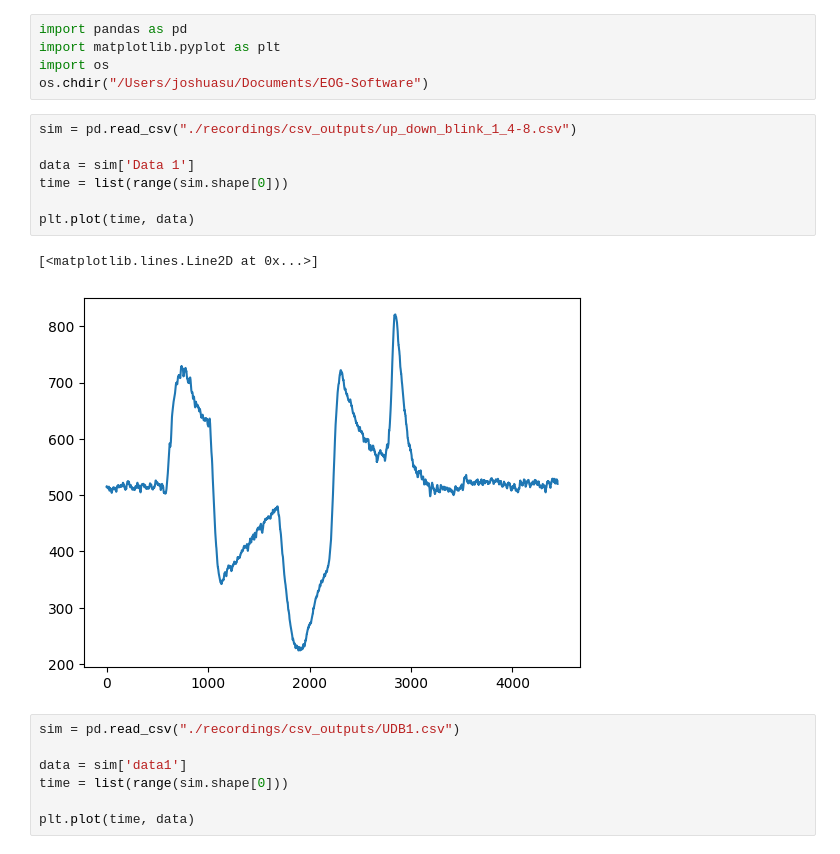
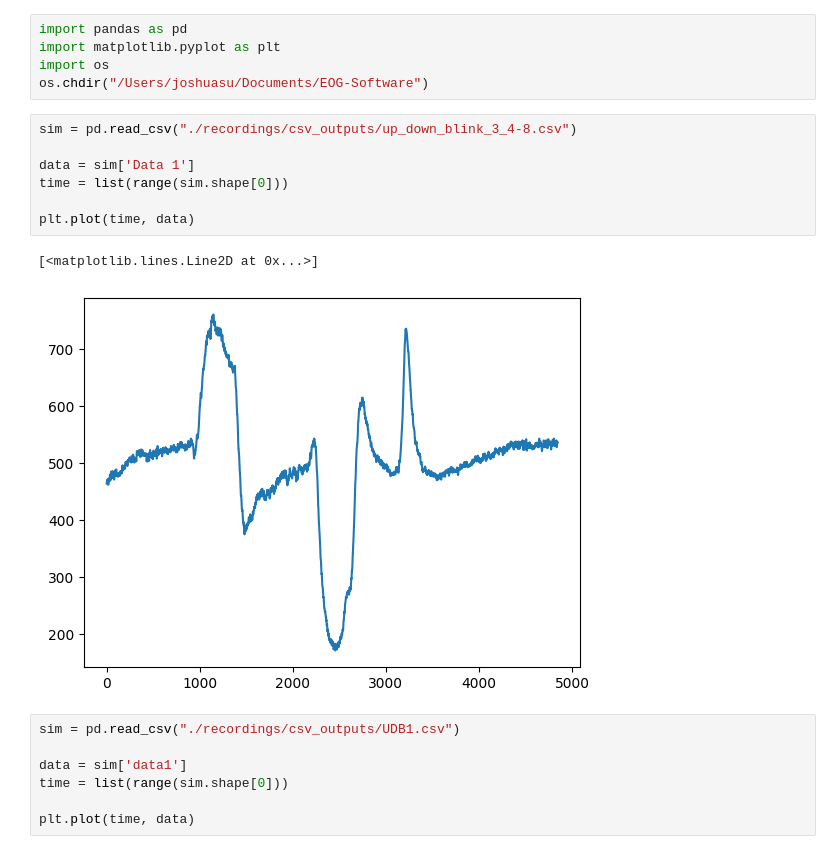
Before and after one commit to GTMRC-Industry/EOG-Software, a Jupyter notebook: New_Software/graph-recordings.ipynb, the cells around one changed output. Cells and saved outputs as stored; diff of their text form.

```diff
--- a/New_Software/graph-recordings.ipynb
+++ b/New_Software/graph-recordings.ipynb
@@ -4,15 +4,15 @@ import matplotlib.pyplot as plt
 import os
 os.chdir("/Users/joshuasu/Documents/EOG-Software")
 # %%
-sim = pd.read_csv("./recordings/csv_outputs/up_down_blink_1_4-8.csv")
+sim = pd.read_csv("./recordings/csv_outputs/up_down_blink_3_4-8.csv")
 
 data = sim['Data 1']
 time = list(range(sim.shape[0]))
 
 plt.plot(time, data)
 # %% [output]
 [<matplotlib.lines.Line2D at 0x...>]
-[figure, old version]
+[figure, new version]
 # %%
 sim = pd.read_csv("./recordings/csv_outputs/UDB1.csv")
 
```
Also changed, not shown: 1 other file.
